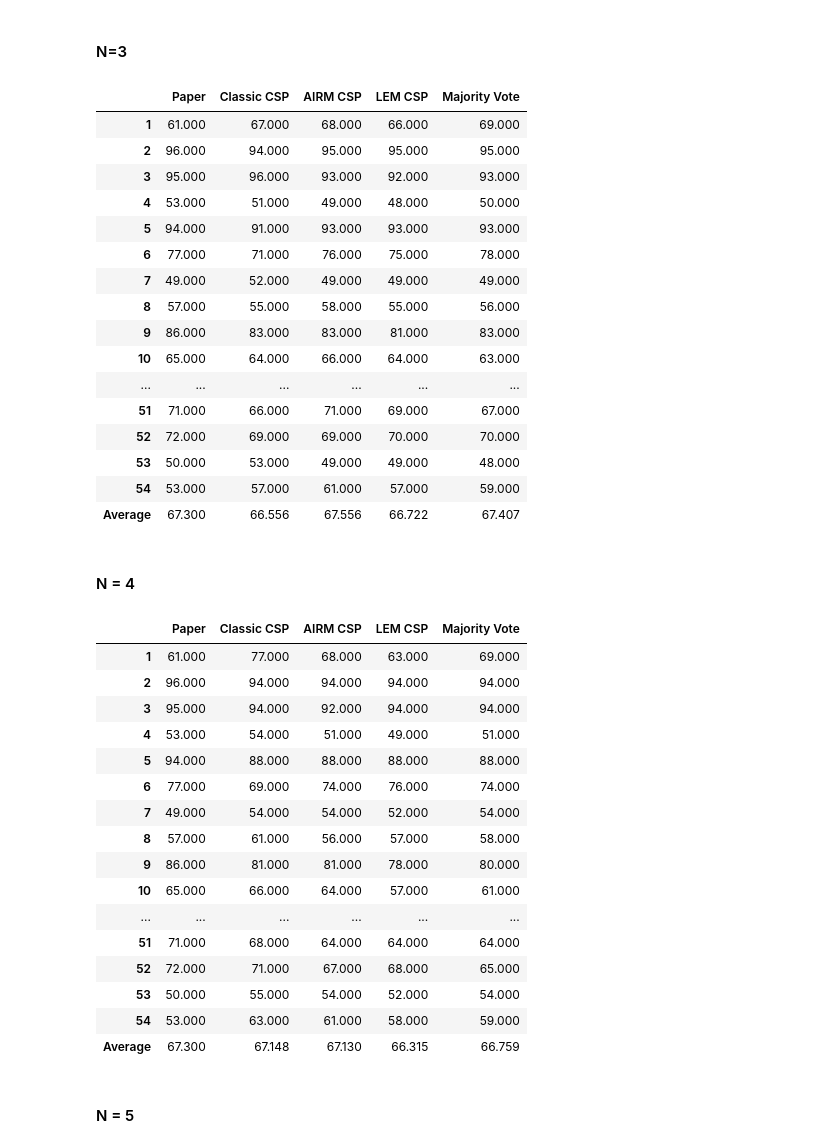
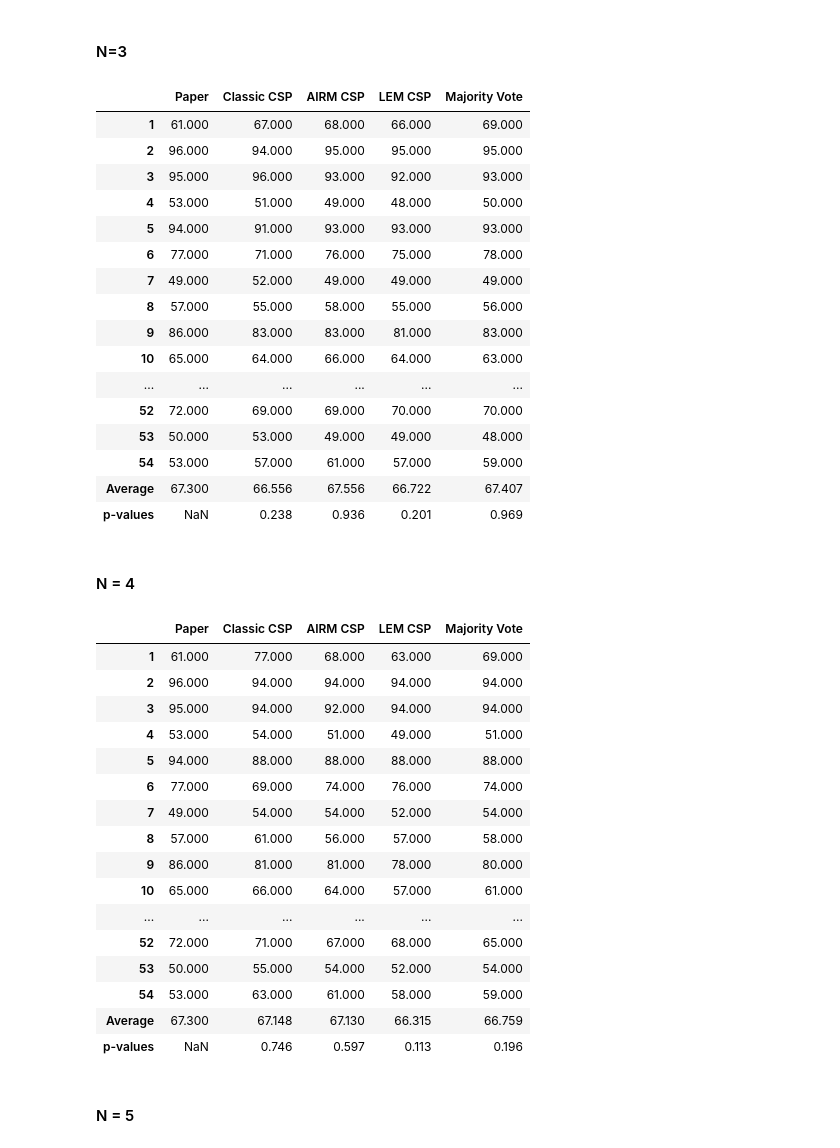
Before and after one commit to Yassawe/BCI, a Jupyter notebook: EnsembleLearning.ipynb, the cells around one changed output. Drawn from its saved outputs; the diff is of its cells as text; code cells hidden in the pictures.

```diff
--- a/EnsembleLearning.ipynb
+++ b/EnsembleLearning.ipynb
@@ -68,6 +73,4 @@ def getData(session, fs=1000, fl=8, fh=30, order = 5):
         SubjectsY.append(Y)
 
     return SubjectsCOV, SubjectsY
-# %%
-SubjectsCOV, SubjectsY = getData("sess01")
 # %%
@@ -78,2 +87,0 @@ outfile.close()
-# %%
-SubjectsCOV, SubjectsY = getData("sess02")
@@ -193,7 +196,7 @@ paper_s2 = [83,86,94,57,81,88,71,66,71,61,59,58,54,48,57,69,42,82,89,73,100,85,6
 ## Subject-Dependent
 # %%
 def majority_vote(SubjectsCOV, SubjectsY, n, papervals):
-    df = pd.DataFrame(index=list(range(1, 55))+['Average'], columns=['Paper', 'Classic CSP', 'AIRM CSP', 'LEM CSP', 'Majority Vote'])
+    df = pd.DataFrame(index=list(range(1, 55))+['Average', 'p-values'], columns=['Paper', 'Classic CSP', 'AIRM CSP', 'LEM CSP', 'Majority Vote'])
 
     c_results = [] #very sloppy coding, did not prioritize clean code
     a_results = []
@@ -232,11 +235,24 @@ def majority_vote(SubjectsCOV, SubjectsY, n, papervals):
         m_results.append(count_accuracy(majority, testY))
 
     c_results.append(sum(c_results)/len(c_results))
+    _, pval = wilcoxon(papervals[:-1], c_results[:-1])
+    c_results.append(pval)
+
     a_results.append(sum(a_results)/len(a_results))
+    _, pval = wilcoxon(papervals[:-1], a_results[:-1])
+    a_results.append(pval)
+
     l_results.append(sum(l_results)/len(l_results))
+    _, pval = wilcoxon(papervals[:-1], l_results[:-1])
+    l_results.append(pval)
+
     m_results.append(sum(m_results)/len(m_results))
+    _, pval = wilcoxon(papervals[:-1], m_results[:-1])
+    m_results.append(pval)
 
-    df['Paper'] = papervals
+
+
+    df['Paper'] = papervals + [None]
     df['Classic CSP'] = c_results
     df['AIRM CSP'] = a_results
     df['LEM CSP'] = l_results
@@ -249,30 +265,30 @@ def majority_vote(SubjectsCOV, SubjectsY, n, papervals):
 #### N=3
 # %%
 df = majority_vote(SubjectsCOV1, SubjectsY1, 3, paper_s1)
-df.head(55)
+df.head(56)
 # %% [output]
 |  | Paper | Classic CSP | AIRM CSP | LEM CSP | Majority Vote |
 | 1 | 61.000 | 67.000 | 68.000 | 66.000 | 69.000 |
 | 2 | 96.000 | 94.000 | 95.000 | 95.000 | 95.000 |
 | 3 | 95.000 | 96.000 | 93.000 | 92.000 | 93.000 |
 | 4 | 53.000 | 51.000 | 49.000 | 48.000 | 50.000 |
 | 5 | 94.000 | 91.000 | 93.000 | 93.000 | 93.000 |
 | 6 | 77.000 | 71.000 | 76.000 | 75.000 | 78.000 |
 | 7 | 49.000 | 52.000 | 49.000 | 49.000 | 49.000 |
 | 8 | 57.000 | 55.000 | 58.000 | 55.000 | 56.000 |
 | 9 | 86.000 | 83.000 | 83.000 | 81.000 | 83.000 |
 | 10 | 65.000 | 64.000 | 66.000 | 64.000 | 63.000 |
 | ... | ... | ... | ... | ... | ... |
-| 51 | 71.000 | 66.000 | 71.000 | 69.000 | 67.000 |
 | 52 | 72.000 | 69.000 | 69.000 | 70.000 | 70.000 |
 | 53 | 50.000 | 53.000 | 49.000 | 49.000 | 48.000 |
 | 54 | 53.000 | 57.000 | 61.000 | 57.000 | 59.000 |
 | Average | 67.300 | 66.556 | 67.556 | 66.722 | 67.407 |
+| p-values | NaN | 0.238 | 0.936 | 0.201 | 0.969 |
 # %% [markdown]
 #### N = 4
 # %%
 df = majority_vote(SubjectsCOV1, SubjectsY1, 4, paper_s1)
-df.head(55)
+df.head(56)
 # %% [output]
 |  | Paper | Classic CSP | AIRM CSP | LEM CSP | Majority Vote |
 | 1 | 61.000 | 77.000 | 68.000 | 63.000 | 69.000 |
@@ -286,11 +302,11 @@ df.head(55)
 | 9 | 86.000 | 81.000 | 81.000 | 78.000 | 80.000 |
 | 10 | 65.000 | 66.000 | 64.000 | 57.000 | 61.000 |
 | ... | ... | ... | ... | ... | ... |
-| 51 | 71.000 | 68.000 | 64.000 | 64.000 | 64.000 |
 | 52 | 72.000 | 71.000 | 67.000 | 68.000 | 65.000 |
 | 53 | 50.000 | 55.000 | 54.000 | 52.000 | 54.000 |
 | 54 | 53.000 | 63.000 | 61.000 | 58.000 | 59.000 |
 | Average | 67.300 | 67.148 | 67.130 | 66.315 | 66.759 |
+| p-values | NaN | 0.746 | 0.597 | 0.113 | 0.196 |
 # %% [markdown]
 #### N = 5
 # %%
```
Also changed, not shown: parts of 39 cells of this notebook.
